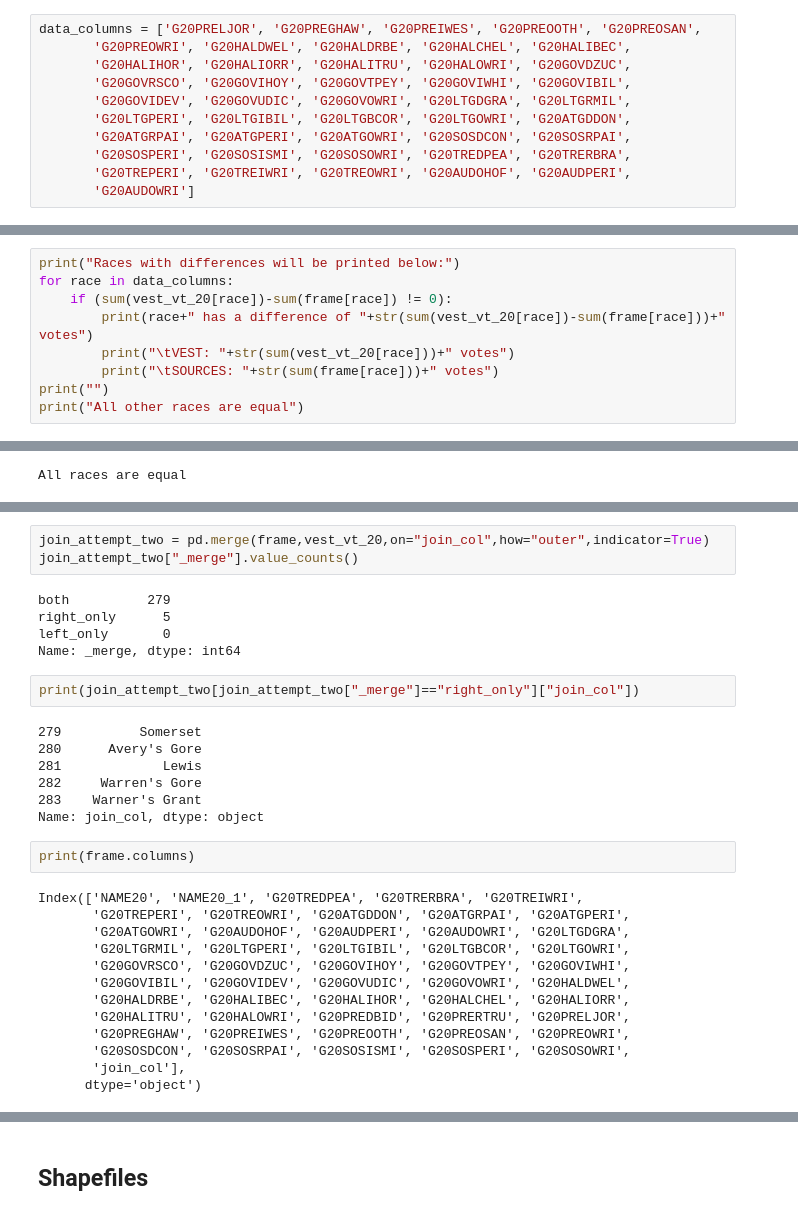
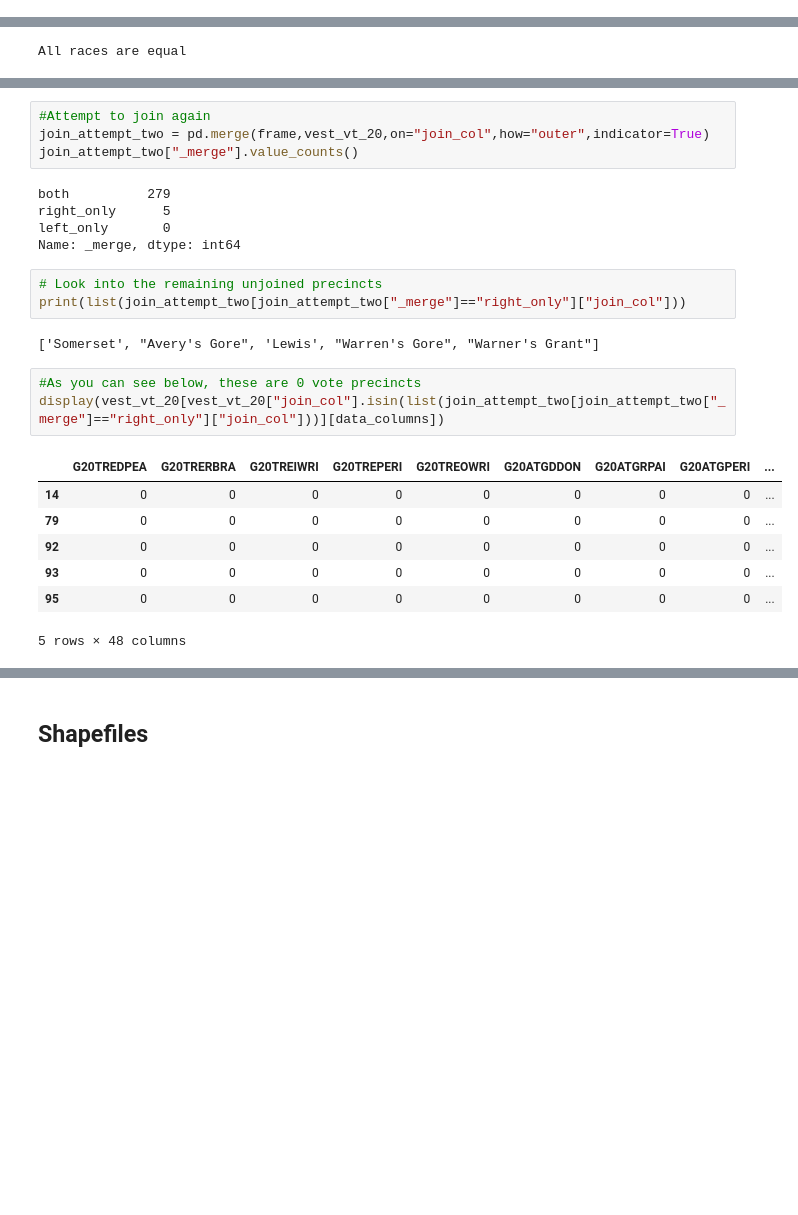
Before and after one commit to nonpartisan-redistricting-datahub/pdv-vt, a Jupyter notebook: vest-vt-2020/vest-vt-2020-validation.ipynb, the cells around one changed output, grey strips where cells are left out. Saved outputs shown, nothing was run; the diff lists cells and outputs as text; blank space fills up the shorter version.

```diff
--- a/vest-vt-2020/vest-vt-2020-validation.ipynb
+++ b/vest-vt-2020/vest-vt-2020-validation.ipynb
@@ -323,11 +166,0 @@ Index(['NAME20', 'NAME20_1', 'G20TREDPEA', 'G20TRERBRA', 'G20TREIWRI',
-# %%
-data_columns = ['G20PRELJOR', 'G20PREGHAW', 'G20PREIWES', 'G20PREOOTH', 'G20PREOSAN',
-       'G20PREOWRI', 'G20HALDWEL', 'G20HALDRBE', 'G20HALCHEL', 'G20HALIBEC',
-       'G20HALIHOR', 'G20HALIORR', 'G20HALITRU', 'G20HALOWRI', 'G20GOVDZUC',
-       'G20GOVRSCO', 'G20GOVIHOY', 'G20GOVTPEY', 'G20GOVIWHI', 'G20GOVIBIL',
-       'G20GOVIDEV', 'G20GOVUDIC', 'G20GOVOWRI', 'G20LTGDGRA', 'G20LTGRMIL',
-       'G20LTGPERI', 'G20LTGIBIL', 'G20LTGBCOR', 'G20LTGOWRI', 'G20ATGDDON',
-       'G20ATGRPAI', 'G20ATGPERI', 'G20ATGOWRI', 'G20SOSDCON', 'G20SOSRPAI',
-       'G20SOSPERI', 'G20SOSISMI', 'G20SOSOWRI', 'G20TREDPEA', 'G20TRERBRA',
-       'G20TREPERI', 'G20TREIWRI', 'G20TREOWRI', 'G20AUDOHOF', 'G20AUDPERI',
-       'G20AUDOWRI']
@@ -373,9 +172,0 @@ frame
-# %%
-print("Races with differences will be printed below:")
-for race in data_columns:
-    if (sum(vest_vt_20[race])-sum(frame[race]) != 0):
-        print(race+" has a difference of "+str(sum(vest_vt_20[race])-sum(frame[race]))+" votes")
-        print("\tVEST: "+str(sum(vest_vt_20[race]))+" votes")
-        print("\tSOURCES: "+str(sum(frame[race]))+" votes")
-print("")
-print("All other races are equal")
@@ -699,6 +473,7 @@ election_vest_changes_dict = {'BurlingtonChittenden 6-5': 'Burlington 5',
 
 frame["join_col"] = frame["join_col"].map(election_vest_changes_dict).fillna(frame["join_col"])
 # %%
+#Attempt to join again
 join_attempt_two = pd.merge(frame,vest_vt_20,on="join_col",how="outer",indicator=True)
 join_attempt_two["_merge"].value_counts()
 # %% [output]
@@ -707,27 +482,19 @@ right_only      5
 left_only       0
 Name: _merge, dtype: int64
 # %%
-print(join_attempt_two[join_attempt_two["_merge"]=="right_only"]["join_col"])
+# Look into the remaining unjoined precincts
+print(list(join_attempt_two[join_attempt_two["_merge"]=="right_only"]["join_col"]))
 # %% [output]
-279          Somerset
-280      Avery's Gore
-281             Lewis
-282     Warren's Gore
-283    Warner's Grant
-Name: join_col, dtype: object
+['Somerset', "Avery's Gore", 'Lewis', "Warren's Gore", "Warner's Grant"]
 # %%
-print(frame.columns)
+#As you can see below, these are 0 vote precincts
+display(vest_vt_20[vest_vt_20["join_col"].isin(list(join_attempt_two[join_attempt_two["_merge"]=="right_only"]["join_col"]))][data_columns])
 # %% [output]
+|  | G20TREDPEA | G20TRERBRA | G20TREIWRI | G20TREPERI | G20TREOWRI | G20ATGDDON | G20ATGRPAI | G20ATGPERI | ... |
+| 14 | 0 | 0 | 0 | 0 | 0 | 0 | 0 | 0 | ... |
+| 79 | 0 | 0 | 0 | 0 | 0 | 0 | 0 | 0 | ... |
+| 92 | 0 | 0 | 0 | 0 | 0 | 0 | 0 | 0 | ... |
+| 93 | 0 | 0 | 0 | 0 | 0 | 0 | 0 | 0 | ... |
+| 95 | 0 | 0 | 0 | 0 | 0 | 0 | 0 | 0 | ... |
-Index(['NAME20', 'NAME20_1', 'G20TREDPEA', 'G20TRERBRA', 'G20TREIWRI',
-       'G20TREPERI', 'G20TREOWRI', 'G20ATGDDON', 'G20ATGRPAI', 'G20ATGPERI',
-       'G20ATGOWRI', 'G20AUDOHOF', 'G20AUDPERI', 'G20AUDOWRI', 'G20LTGDGRA',
-       'G20LTGRMIL', 'G20LTGPERI', 'G20LTGIBIL', 'G20LTGBCOR', 'G20LTGOWRI',
-       'G20GOVRSCO', 'G20GOVDZUC', 'G20GOVIHOY', 'G20GOVTPEY', 'G20GOVIWHI',
-       'G20GOVIBIL', 'G20GOVIDEV', 'G20GOVUDIC', 'G20GOVOWRI', 'G20HALDWEL',
-       'G20HALDRBE', 'G20HALIBEC', 'G20HALIHOR', 'G20HALCHEL', 'G20HALIORR',
-       'G20HALITRU', 'G20HALOWRI', 'G20PREDBID', 'G20PRERTRU', 'G20PRELJOR',
-       'G20PREGHAW', 'G20PREIWES', 'G20PREOOTH', 'G20PREOSAN', 'G20PREOWRI',
-       'G20SOSDCON', 'G20SOSRPAI', 'G20SOSISMI', 'G20SOSPERI', 'G20SOSOWRI',
-       'join_col'],
-      dtype='object')
+5 rows × 48 columns
 # %%
```
Also changed, not shown: parts of 102 cells of this notebook.
